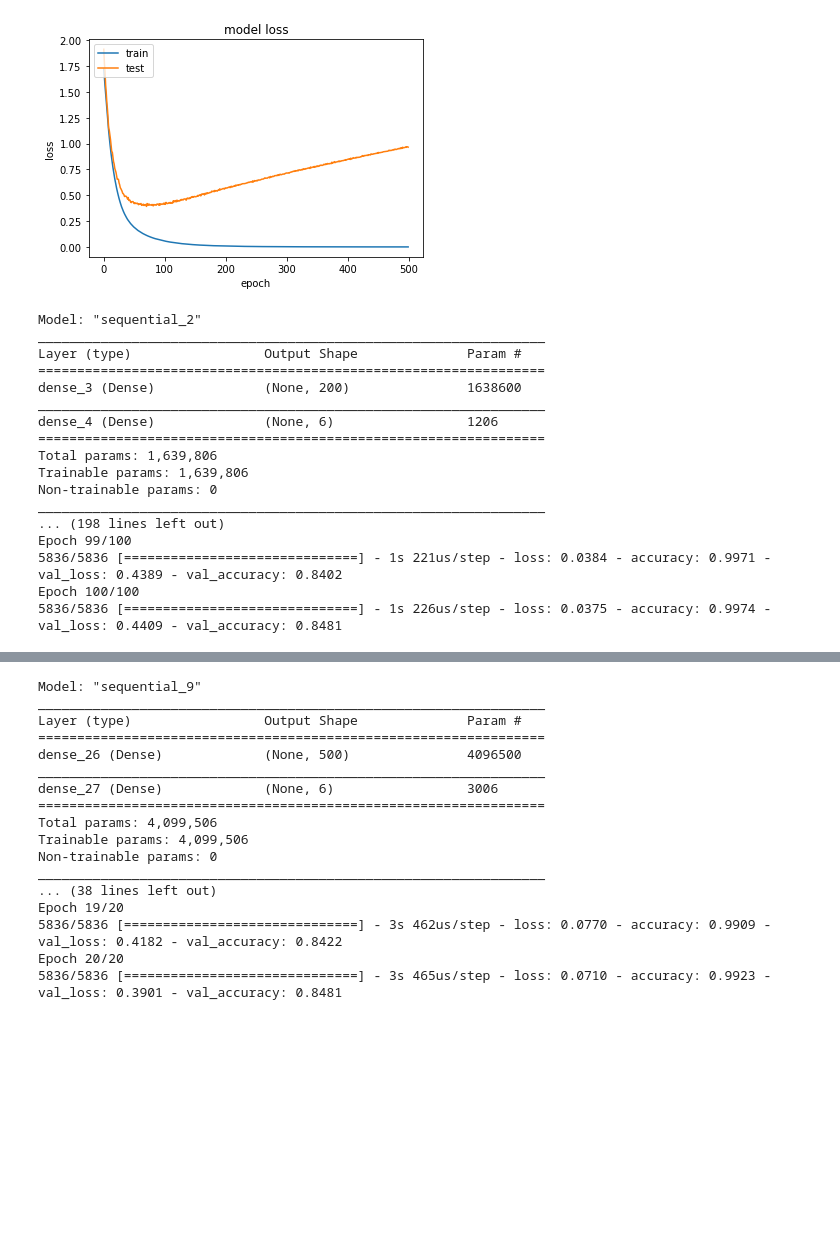
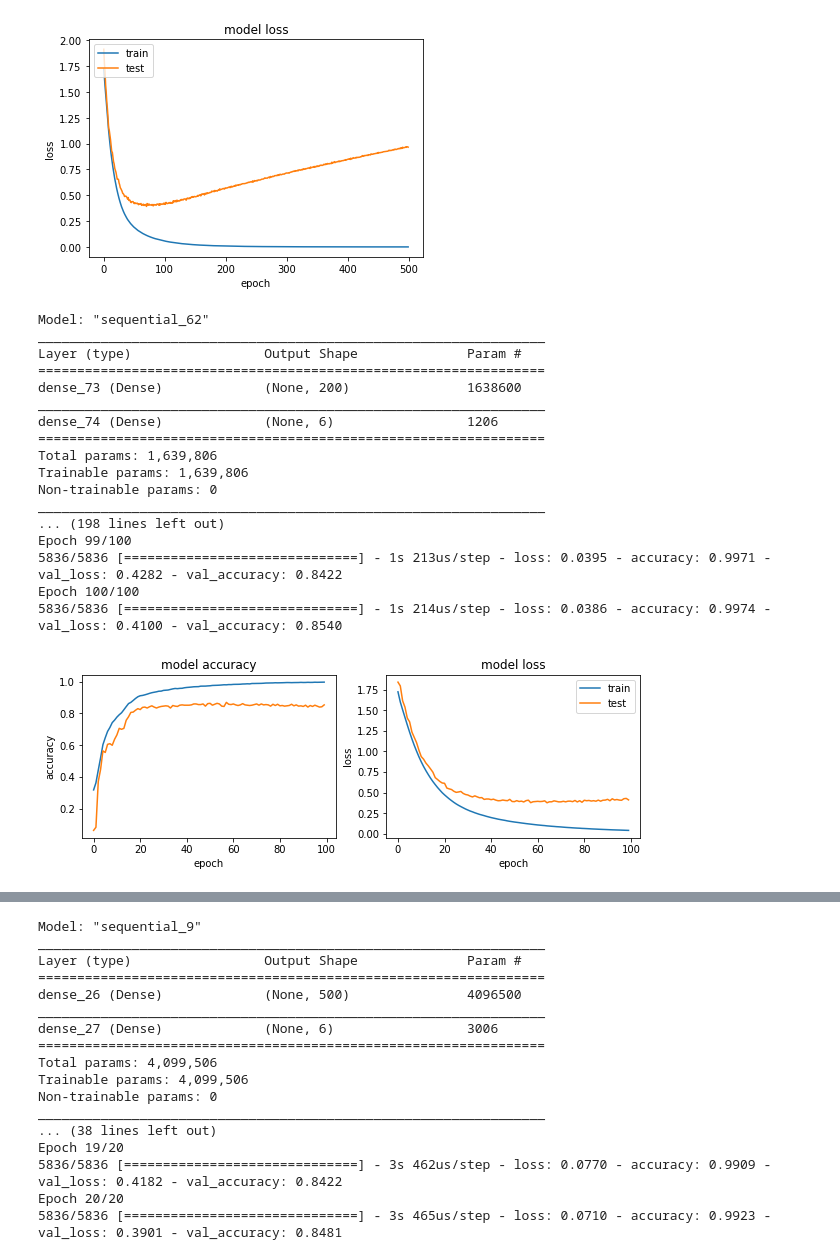
Before and after one commit to jdlozanom/deep-learning-experiments, a Jupyter notebook: Voice_recognition.ipynb, the cells around one changed output, grey strips where cells are left out. Cells and saved outputs as stored; diff of their text form; code cells hidden in the pictures; blank space fills up the shorter version.

```diff
--- a/Voice_recognition.ipynb
+++ b/Voice_recognition.ipynb
@@ -316,30 +319,33 @@ plt.show()
 # %%
 model = Sequential()
 model.add(Dense(200,input_shape=(64*128,),activation='sigmoid'))
 model.add(Dense(6, activation='softmax'))
 
 print(model.summary())
 EPOCH = 100
 model.compile(loss='categorical_crossentropy', optimizer='adam', metrics=['accuracy'])
 history = model.fit(X_train, y_train, validation_data=(X_test, y_test), epochs=EPOCH, batch_size=256, verbose=1)
+
+plot_history(history)
 # %% [output]
-Model: "sequential_2"
+Model: "sequential_62"
 _________________________________________________________________
 Layer (type)                 Output Shape              Param #
 =================================================================
-dense_3 (Dense)              (None, 200)               1638600
+dense_73 (Dense)             (None, 200)               1638600
 _________________________________________________________________
-dense_4 (Dense)              (None, 6)                 1206
+dense_74 (Dense)             (None, 6)                 1206
 =================================================================
 Total params: 1,639,806
 Trainable params: 1,639,806
 Non-trainable params: 0
 _________________________________________________________________
 ... (198 lines left out)
 Epoch 99/100
-5836/5836 [==============================] - 1s 221us/step - loss: 0.0384 - accuracy: 0.9971 - val_loss: 0.4389 - val_accuracy: 0.8402
+5836/5836 [==============================] - 1s 213us/step - loss: 0.0395 - accuracy: 0.9971 - val_loss: 0.4282 - val_accuracy: 0.8422
 Epoch 100/100
-5836/5836 [==============================] - 1s 226us/step - loss: 0.0375 - accuracy: 0.9974 - val_loss: 0.4409 - val_accuracy: 0.8481
+5836/5836 [==============================] - 1s 214us/step - loss: 0.0386 - accuracy: 0.9974 - val_loss: 0.4100 - val_accuracy: 0.8540
+[figure, added]
 # %%
 model = Sequential()
 model.add(Dense(200,input_shape=(64*128,),activation='relu'))
```
Also changed, not shown: parts of 3 cells of this notebook.
